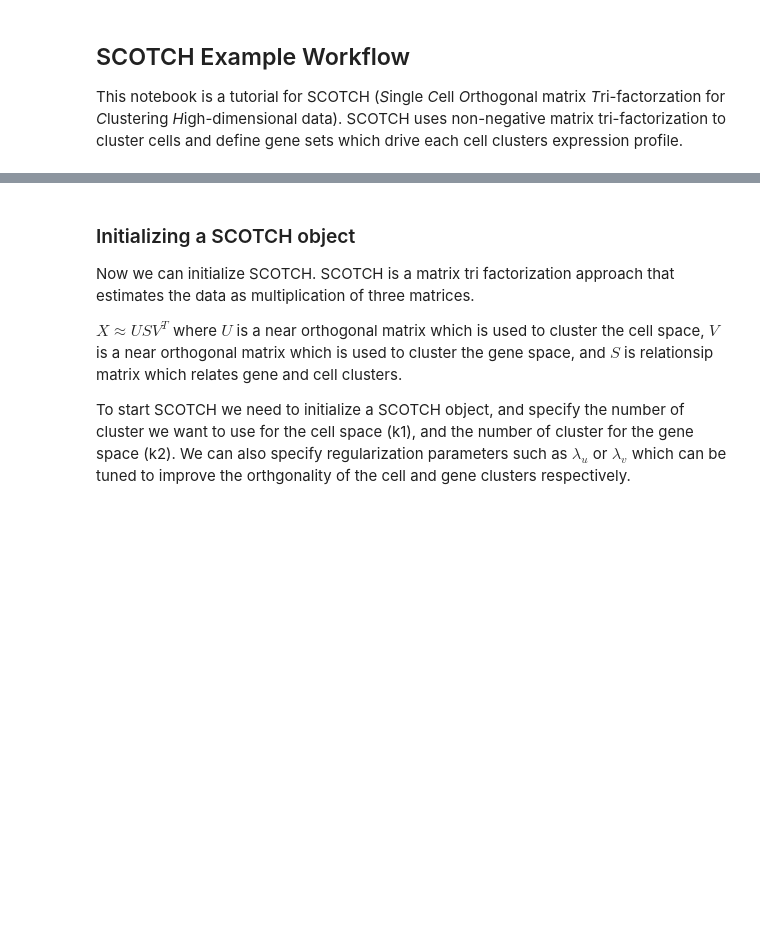
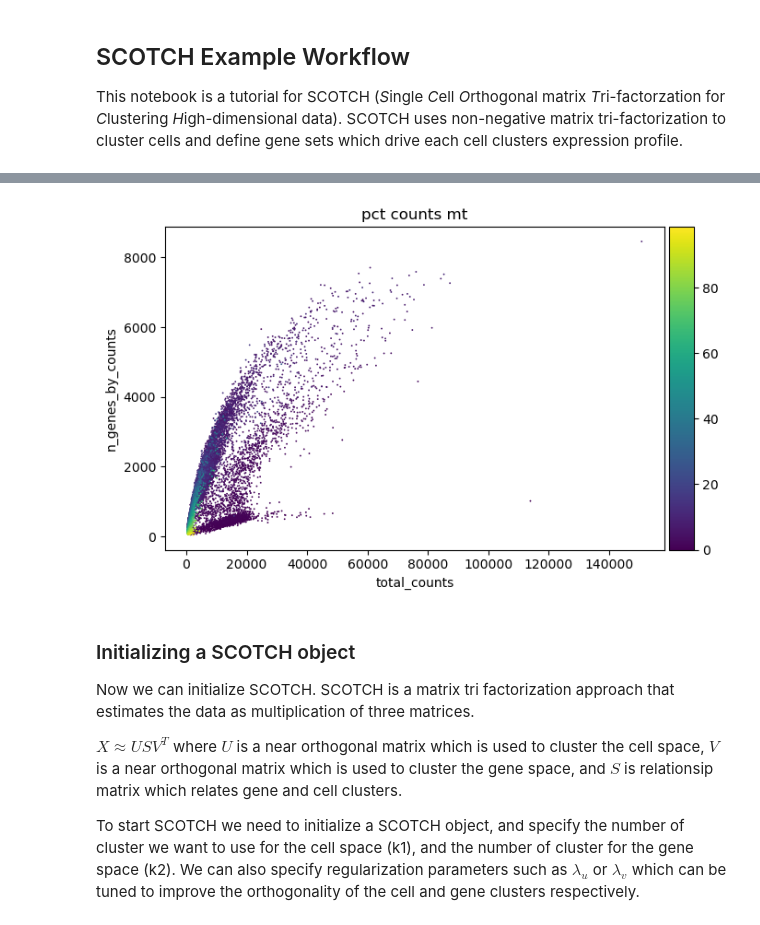
Before and after one commit to Roy-lab/SCOTCH, a Jupyter notebook: Example.ipynb, the cells around one changed output, grey strips where cells are left out. Drawn from its saved outputs; the diff is of its cells as text; code cells hidden in the pictures; blank space fills up the shorter version.

```diff
--- a/Example.ipynb
+++ b/Example.ipynb
@@ -47,0 +69,4 @@ Name: sample, dtype: int64
+# %%
+sc.pl.scatter(adata, "total_counts", "n_genes_by_counts", color="pct_counts_mt")
+# %% [output]
+[figure, added]
@@ -52,4 +89,4 @@ Now we can initialize SCOTCH. SCOTCH is a matrix tri factorization approach that
 
 $X \approx U S V^{T}$ where $U$ is a near orthogonal matrix which is used to cluster the cell space, $V$ is a near orthogonal matrix which is used to cluster the gene space, and $S$ is relationsip matrix which relates gene and cell clusters.
 
-To start SCOTCH we need to initialize a SCOTCH object, and specify the number of cluster we want to use for the cell space (k1), and the number of cluster for the gene space (k2). We can also specify regularization parameters such as $\lambda_u$ or $\lambda_v$ which can be tuned to improve the orthgonality of the cell and gene clusters respectively.
+To start SCOTCH we need to initialize a SCOTCH object, and specify the number of cluster we want to use for the cell space (k1), and the number of cluster for the gene space (k2). We can also specify regularization parameters such as $\lambda_u$ or $\lambda_v$ which can be tuned to improve the orthogonality of the cell and gene clusters respectively.
```
Also changed, not shown: parts of 37 cells of this notebook, 4 other files.
